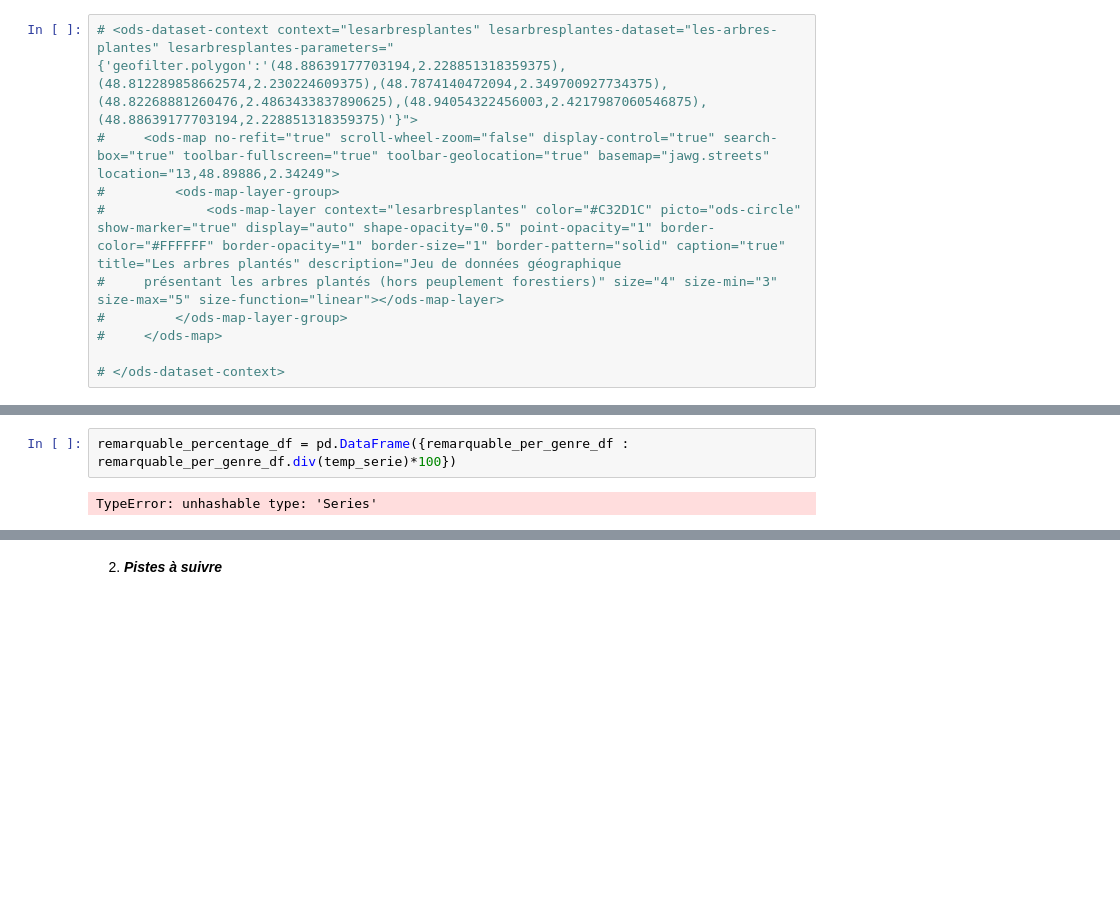
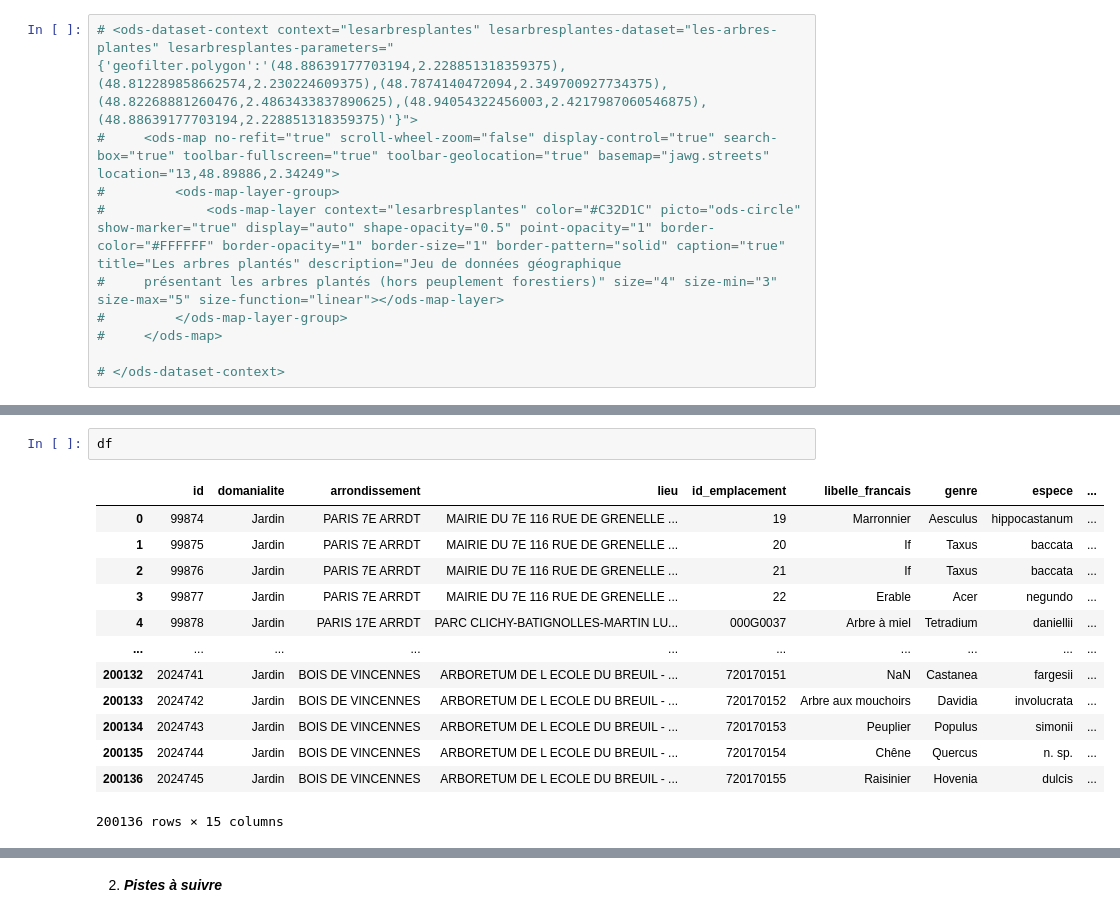
Before and after one commit to Antho-SJ/paris-trees, a Jupyter notebook: julien_notebook.ipynb, the cells around one changed output, grey strips where cells are left out. Cells and saved outputs as stored; diff of their text form; blank space fills up the shorter version.

```diff
--- a/julien_notebook.ipynb
+++ b/julien_notebook.ipynb
@@ -374,4 +254,16 @@ dtype: float64
-# %%
-remarquable_percentage_df = pd.DataFrame({remarquable_per_genre_df : remarquable_per_genre_df.div(temp_serie)*100})
-# %% [output]
-TypeError: unhashable type: 'Series'
+# %%
+df
+# %% [output]
+|  | id | domanialite | arrondissement | lieu | id_emplacement | libelle_francais | genre | espece | ... |
+| 0 | 99874 | Jardin | PARIS 7E ARRDT | MAIRIE DU 7E 116 RUE DE GRENELLE ... | 19 | Marronnier | Aesculus | hippocastanum | ... |
+| 1 | 99875 | Jardin | PARIS 7E ARRDT | MAIRIE DU 7E 116 RUE DE GRENELLE ... | 20 | If | Taxus | baccata | ... |
+| 2 | 99876 | Jardin | PARIS 7E ARRDT | MAIRIE DU 7E 116 RUE DE GRENELLE ... | 21 | If | Taxus | baccata | ... |
+| 3 | 99877 | Jardin | PARIS 7E ARRDT | MAIRIE DU 7E 116 RUE DE GRENELLE ... | 22 | Erable | Acer | negundo | ... |
+| 4 | 99878 | Jardin | PARIS 17E ARRDT | PARC CLICHY-BATIGNOLLES-MARTIN LU... | 000G0037 | Arbre à miel | Tetradium | daniellii | ... |
+| ... | ... | ... | ... | ... | ... | ... | ... | ... | ... |
+| 200132 | 2024741 | Jardin | BOIS DE VINCENNES | ARBORETUM DE L ECOLE DU BREUIL - ... | 720170151 | NaN | Castanea | fargesii | ... |
+| 200133 | 2024742 | Jardin | BOIS DE VINCENNES | ARBORETUM DE L ECOLE DU BREUIL - ... | 720170152 | Arbre aux mouchoirs | Davidia | involucrata | ... |
+| 200134 | 2024743 | Jardin | BOIS DE VINCENNES | ARBORETUM DE L ECOLE DU BREUIL - ... | 720170153 | Peuplier | Populus | simonii | ... |
+| 200135 | 2024744 | Jardin | BOIS DE VINCENNES | ARBORETUM DE L ECOLE DU BREUIL - ... | 720170154 | Chêne | Quercus | n. sp. | ... |
+| 200136 | 2024745 | Jardin | BOIS DE VINCENNES | ARBORETUM DE L ECOLE DU BREUIL - ... | 720170155 | Raisinier | Hovenia | dulcis | ... |
+200136 rows × 15 columns
```
Also changed, not shown: parts of 44 cells of this notebook, 1 other file.
